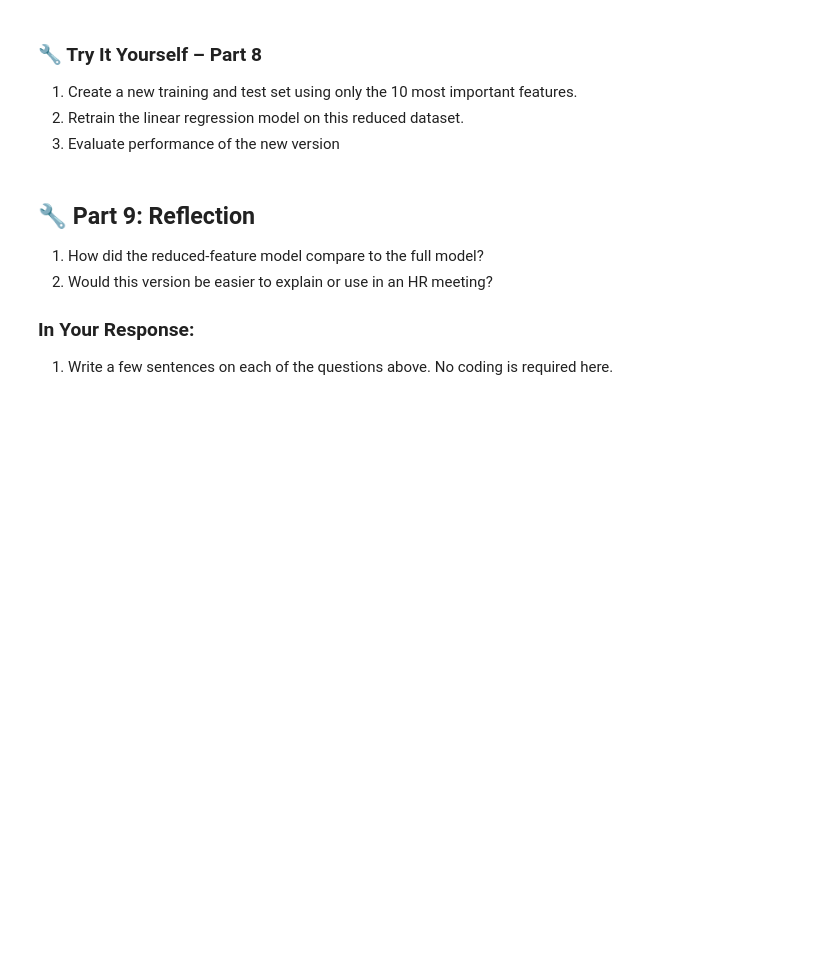
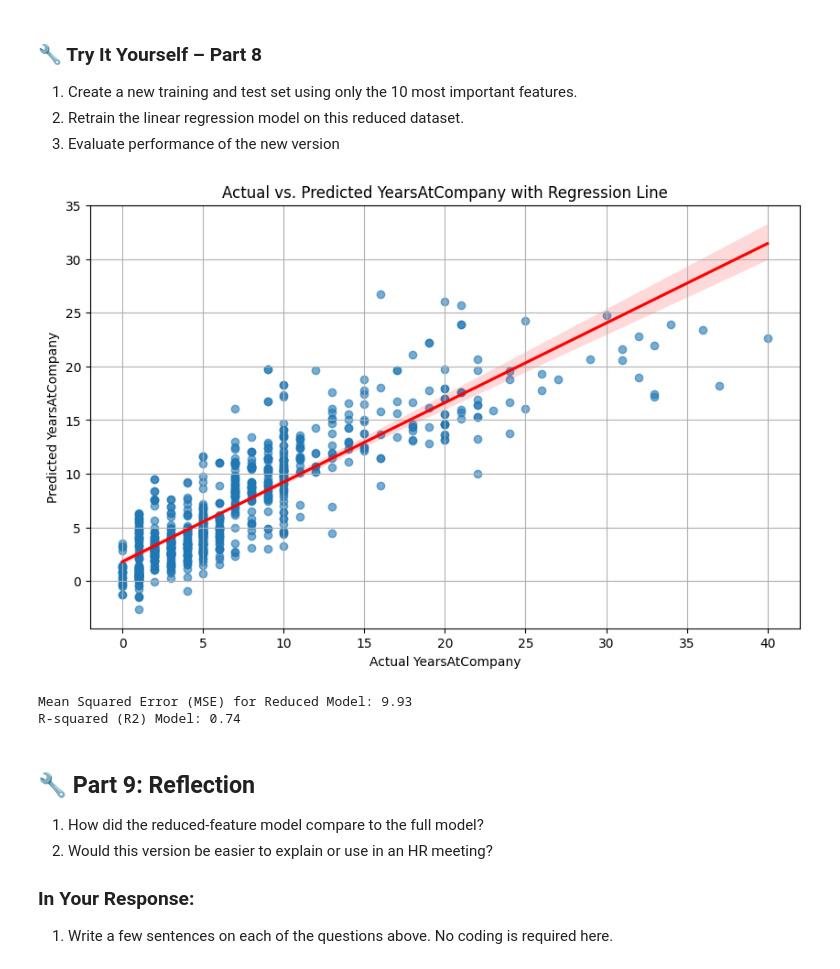
Before and after one commit to u1344368/IS4487, a Jupyter notebook: Labs/lab_11_regression.ipynb, the cells around one changed output. Drawn from its saved outputs; the diff is of its cells as text; code cells hidden in the pictures; blank space fills up the shorter version.

```diff
--- a/Labs/lab_11_regression.ipynb
+++ b/Labs/lab_11_regression.ipynb
@@ -393,21 +395,39 @@ dtype: float64
 3. Evaluate performance of the new version
 # %%
 # 🔧 Step 1: Identify the top 10 most important features using absolute value of regression coefficients
-
+top_features
 
 # 🔧 Step 2: Create new versions of X_train and X_test with only those top features
-
+X_train_reduced = X_train[top_features.index]
+X_test_reduced = X_test[top_features.index]
 
 # 🔧 Step 3: Initialize and fit a new Regression model on the reduced feature set
-
+linear_model_reduced = LinearRegression()
+linear_model_reduced.fit(X_train_reduced, y_train)
 
 # 🔧 Step 4: Use the new model to predict on the test set
-
+y_prediction_linear_reduced = linear_model_reduced.predict(X_test_reduced)
 
 # 🔧 Step 5: Create a chart to visualize the new model
-
+plt.figure(figsize=(10, 6))
+ax = sns.regplot(x=y_test, y=y_prediction_linear_reduced, scatter_kws={'alpha':0.6}, line_kws={"color": "red"})
+ax.set_xlabel("Actual YearsAtCompany")
+ax.set_ylabel("Predicted YearsAtCompany")
+plt.title("Actual vs. Predicted YearsAtCompany with Regression Line")
+plt.grid(True)
+plt.show()
 
 # 🔧 Step 6: Evaluate the reduced model using R-squared
+mse_reduced = mean_squared_error(y_test, y_prediction_linear_reduced)
+r2_reduced = r2_score(y_test, y_prediction_linear_reduced)
+
+# Print the evaluation metrics
+print(f"Mean Squared Error (MSE) for Reduced Model: {mse_reduced:.2f}")
+print(f"R-squared (R2) Model: {r2_reduced:.2f}")
+# %% [output]
+[figure, added]
+Mean Squared Error (MSE) for Reduced Model: 9.93
+R-squared (R2) Model: 0.74
 # %% [markdown]
 ## 🔧 Part 9: Reflection
 
```
Also changed, not shown: parts of 5 cells of this notebook.
